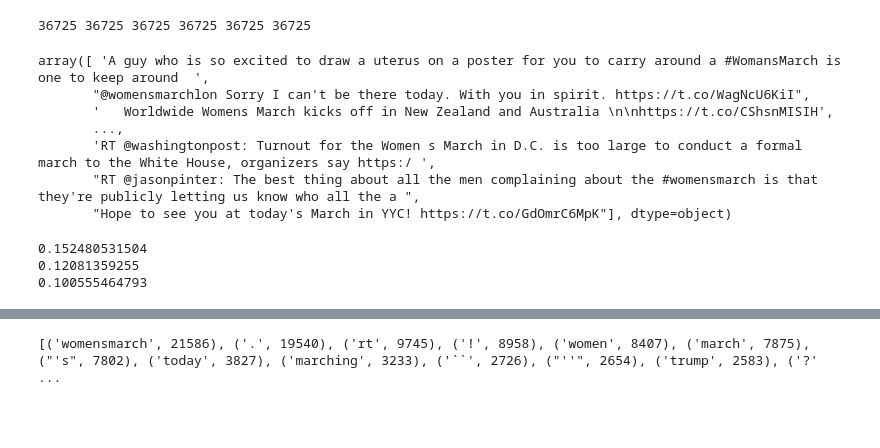
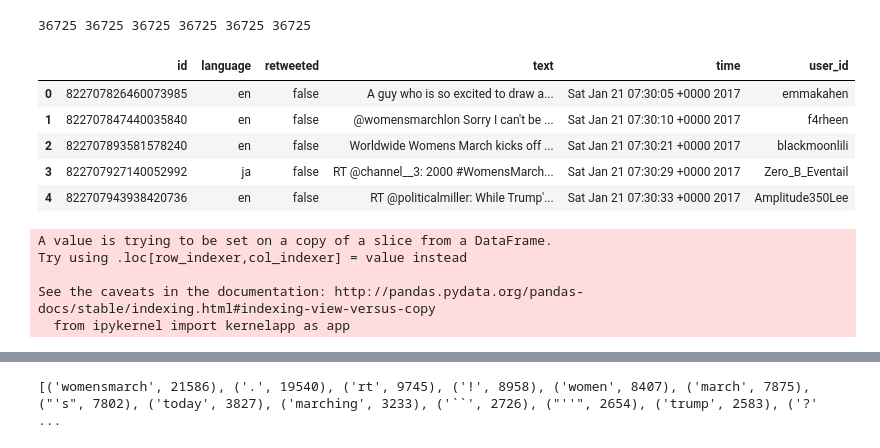
Before and after one commit to jsara72/GriSaMi, a Jupyter notebook: Newest Tweet element extraction.ipynb, the cells around one changed output, grey strips where cells are left out. Saved outputs shown, nothing was run; the diff lists cells and outputs as text; code cells hidden in the pictures; blank space fills up the shorter version.

```diff
--- a/Newest Tweet element extraction.ipynb
+++ b/Newest Tweet element extraction.ipynb
@@ -65,16 +65,16 @@ def griffin():
         if not matched:
             print(u_g)
     '''# end
-    user_id_temp = list(map(lambda x: re.sub(r'[^\x00-\x7F]+',' ', x), user_id))
+    user_id_temp = list(map(lambda x: re.sub(r'[^\x00-\x7F]+',' ', x[1:-1]), user_id))
 
     print(len(idt_temp),len(time_temp),len(text_temp),len(length_temp),len(retweeted_temp),len(user_id_temp))
     #print(user_id_temp)
 
-    #df = pd.DataFrame({order[0]: idt_temp,
-    #                    order[1]: time_temp,
-    #                    order[2]: text_temp,
-    #                    order[3]: length_temp,
-    #                   order[4]: retweeted_temp,
-    #                  order[5]: user_id_temp})
+    df = pd.DataFrame({order[0]: idt_temp,
+                        order[1]: time_temp,
+                        order[2]: text_temp,
+                        order[3]: length_temp,
+                        order[4]: retweeted_temp,
+                        order[5]: user_id_temp})
     return df
 # %%
@@ -82,20 +82,20 @@ f = open("part-00000") # 36726 tweets in this file
 # %%
-df = griffin()
+df0 = griffin()
 # %% [output]
 36725 36725 36725 36725 36725 36725
+# %%
+df0.head()
+# %% [output]
+|  | id | language | retweeted | text | time | user_id |
+| 0 | 822707826460073985 | en | false | A guy who is so excited to draw a... | Sat Jan 21 07:30:05 +0000 2017 | emmakahen |
+| 1 | 822707847440035840 | en | false | @womensmarchlon Sorry I can't be ... | Sat Jan 21 07:30:10 +0000 2017 | f4rheen |
+| 2 | 822707893581578240 | en | false | Worldwide Womens March kicks off ... | Sat Jan 21 07:30:21 +0000 2017 | blackmoonlili |
+| 3 | 822707927140052992 | ja | false | RT @channel__3: 2000 #WomensMarch... | Sat Jan 21 07:30:29 +0000 2017 | Zero_B_Eventail |
+| 4 | 822707943938420736 | en | false | RT @politicalmiller: While Trump'... | Sat Jan 21 07:30:33 +0000 2017 | Amplitude350Lee |
 # %%
 #open file with the rest of our tweets
 #f = open("part-00000")
 # %%
 #add them to our dataset
 #df_secondhalf = griffin()
-#df_tot = pd.concat([df, df_secondhalf])
-df['text'].values
+#df_tot = pd.concat([df_0, df_secondhalf])
-# %% [output]
-array([ 'A guy who is so excited to draw a uterus on a poster for you to carry around a #WomansMarch is one to keep around  ',
-       "@womensmarchlon Sorry I can't be there today. With you in spirit. https://t.co/WagNcU6KiI",
-       '   Worldwide Womens March kicks off in New Zealand and Australia \n\nhttps://t.co/CShsnMISIH',
-       ...,
-       'RT @washingtonpost: Turnout for the Women s March in D.C. is too large to conduct a formal march to the White House, organizers say https:/ ',
-       "RT @jasonpinter: The best thing about all the men complaining about the #womensmarch is that they're publicly letting us know who all the a ",
-       "Hope to see you at today's March in YYC! https://t.co/GdOmrC6MpK"], dtype=object)
@@ -111,23 +101,0 @@ tokens = word_tokenize(df['text'][1])
-# %%
-#counts then number of I's, you's and we's. Gives info about self-awareness.
-i_count = np.zeros(len(df['text']))
-you_count = np.zeros(len(df['text']))
-we_count = np.zeros(len(df['text']))
-
-for i in range(len(df['text'].values)):
-    tokens = [ s.lower() for s in word_tokenize(df['text'].values[i])]
-    for j in range(len(tokens)):
-        if tokens[j]=='i':
-            i_count[i] +=1
-        elif tokens[j]=='you':
-            you_count[i] +=1
-        elif tokens[j]=='we':
-            we_count[i] +=1
-
-print(np.mean(i_count))
-print(np.mean(we_count))
-print(np.mean(you_count))
-# %% [output]
-0.152480531504
-0.12081359255
-0.100555464793
@@ -134,5 +109,11 @@ print(np.mean(you_count))
 # %%
-d = df.duplicated(['id'])
-df['duplicate_user'] = d
+dd = df.duplicated(['user_id'])
+df['duplicate_user'] = dd
 #appends a new column that tells us if this tweet is by a new user
 # with no other tweets in our dataset
+# %% [output]
+A value is trying to be set on a copy of a slice from a DataFrame.
+Try using .loc[row_indexer,col_indexer] = value instead
+
+See the caveats in the documentation: http://pandas.pydata.org/pandas-docs/stable/indexing.html#indexing-view-versus-copy
+  from ipykernel import kernelapp as app
```
Also changed, not shown: parts of 17 cells of this notebook.
